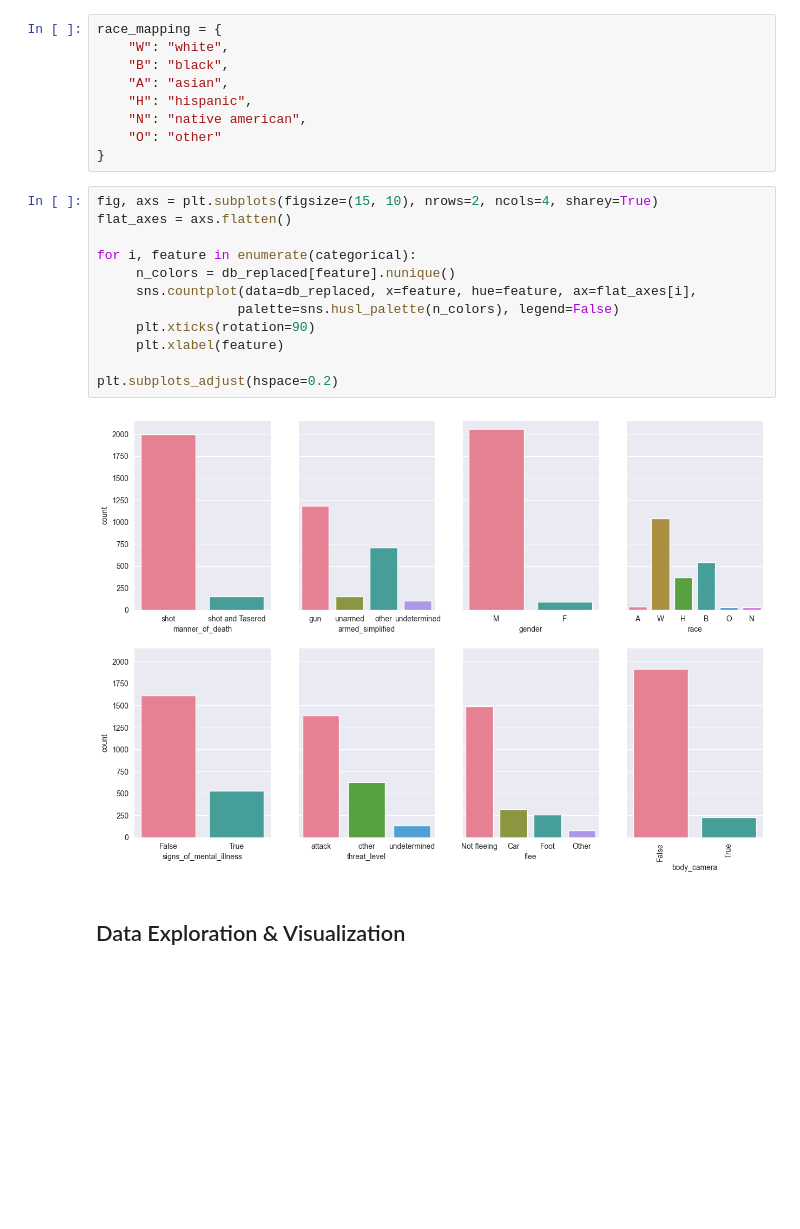
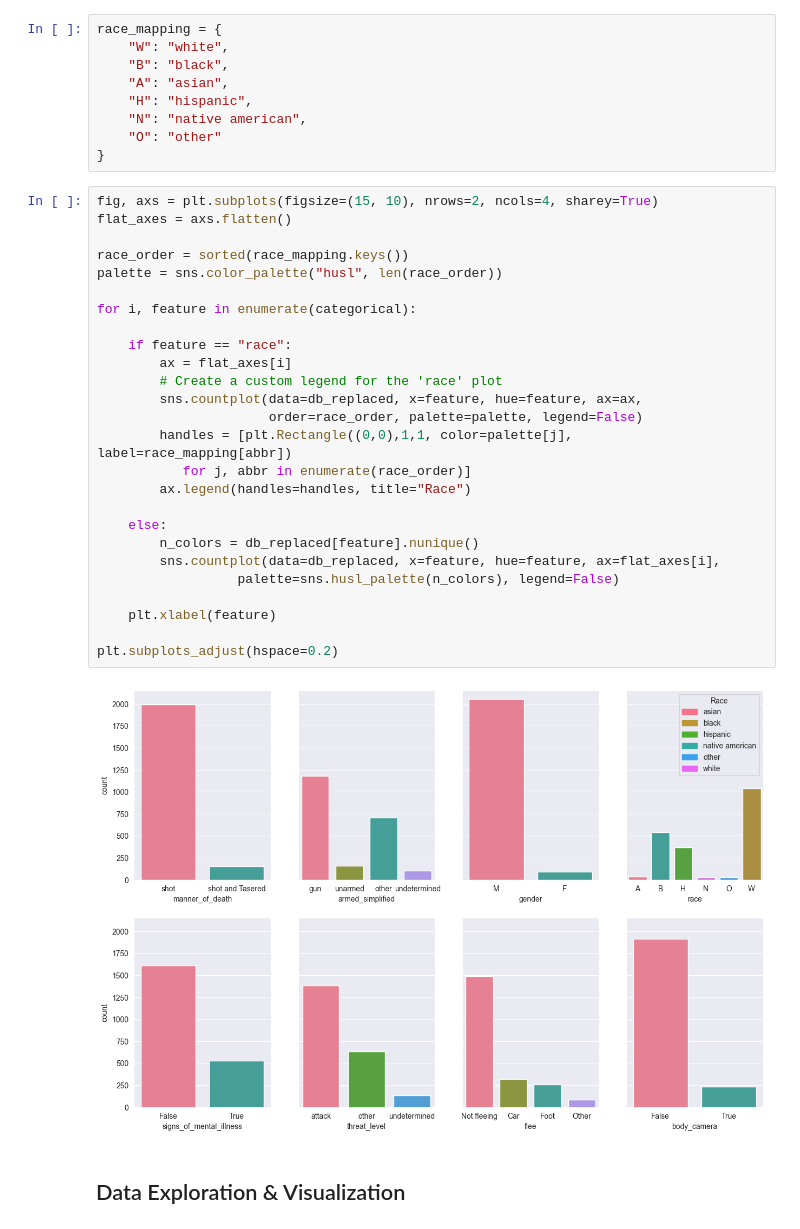
Before and after one commit to CelineChiLamNg/fatal_police_shootings, a Jupyter notebook: FatalPoliceShootings.ipynb, the cells around one changed output. Drawn from its saved outputs; the diff is of its cells as text; blank space fills up the shorter version.

```diff
--- a/FatalPoliceShootings.ipynb
+++ b/FatalPoliceShootings.ipynb
@@ -655,17 +679,31 @@ race_mapping = {
 # %%
 fig, axs = plt.subplots(figsize=(15, 10), nrows=2, ncols=4, sharey=True)
 flat_axes = axs.flatten()
 
+race_order = sorted(race_mapping.keys())
+palette = sns.color_palette("husl", len(race_order))
+
 for i, feature in enumerate(categorical):
-     n_colors = db_replaced[feature].nunique()
-     sns.countplot(data=db_replaced, x=feature, hue=feature, ax=flat_axes[i],
+
+    if feature == "race":
+        ax = flat_axes[i]
+        # Create a custom legend for the 'race' plot
+        sns.countplot(data=db_replaced, x=feature, hue=feature, ax=ax,
+                      order=race_order, palette=palette, legend=False)
+        handles = [plt.Rectangle((0,0),1,1, color=palette[j], label=race_mapping[abbr])
+           for j, abbr in enumerate(race_order)]
+        ax.legend(handles=handles, title="Race")
+
+    else:
+        n_colors = db_replaced[feature].nunique()
+        sns.countplot(data=db_replaced, x=feature, hue=feature, ax=flat_axes[i],
                   palette=sns.husl_palette(n_colors), legend=False)
-     plt.xticks(rotation=90)
-     plt.xlabel(feature)
+
+    plt.xlabel(feature)
 
 plt.subplots_adjust(hspace=0.2)
 # %% [output]
-[figure, old version]
+[figure, new version]
 # %% [markdown]
 ## Data Exploration & Visualization
 # %% [markdown]
```
Also changed, not shown: parts of 5 cells of this notebook.
